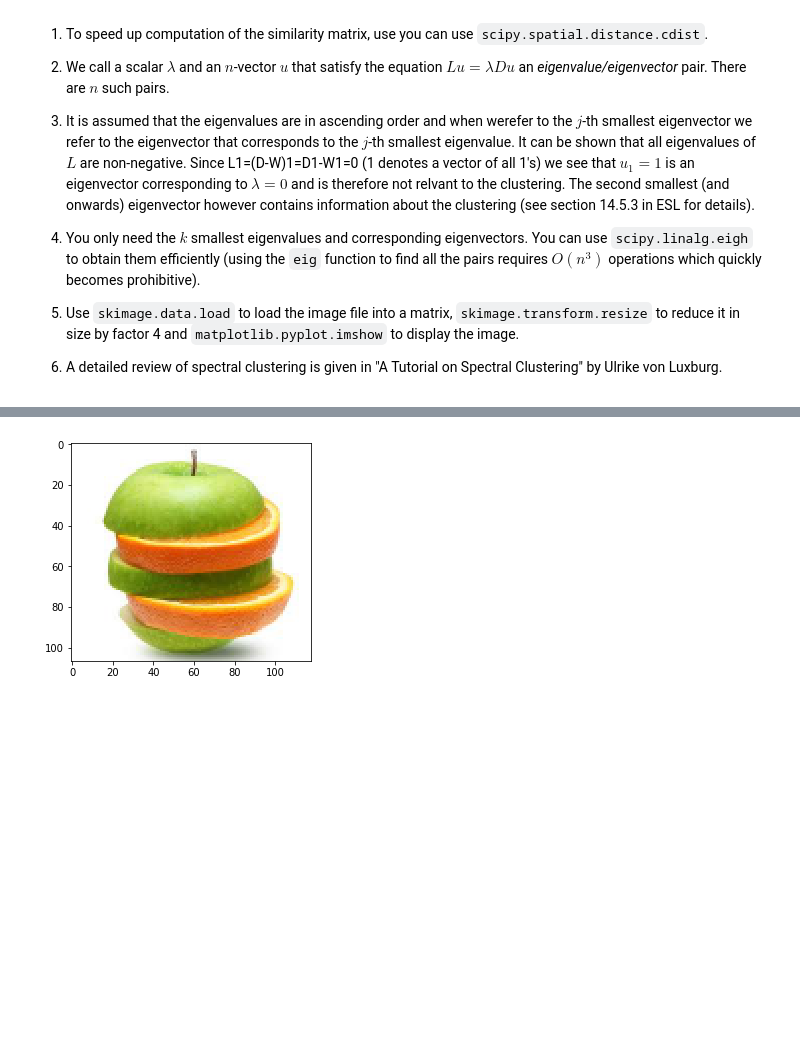
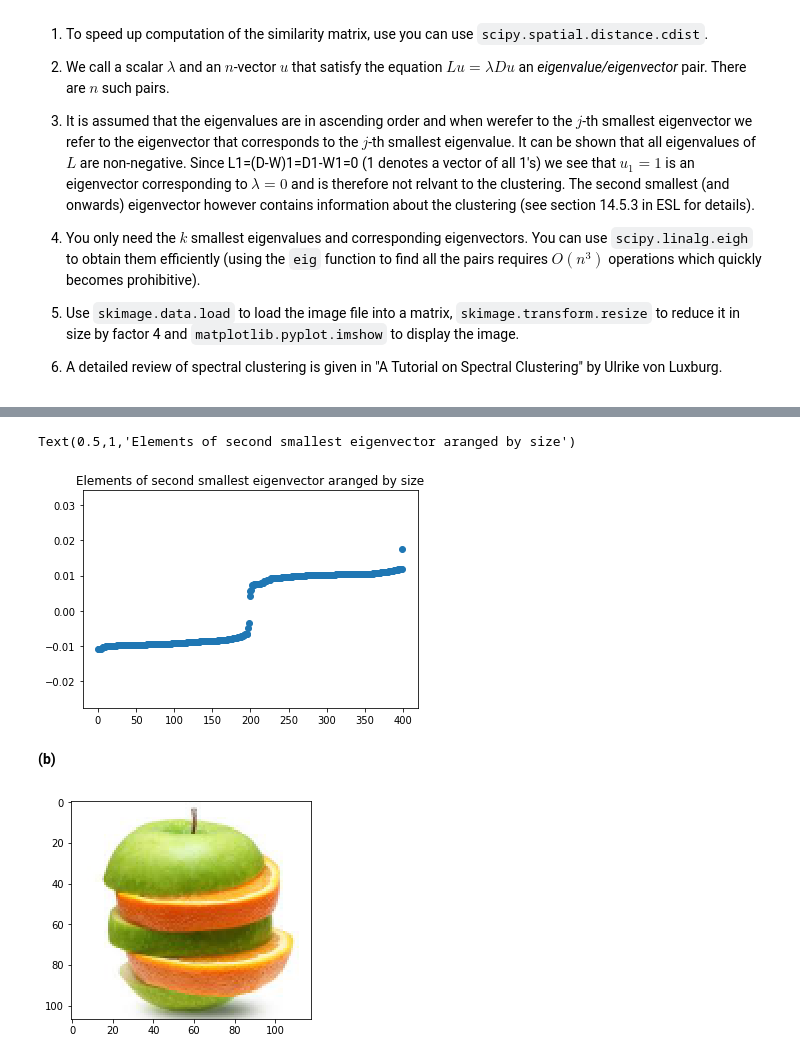
Before and after one commit to EmilGauti/Gervigreind-vor-2019, a Jupyter notebook: Homework 8/hw8.ipynb, the cells around one changed output, grey strips where cells are left out. Cells and saved outputs as stored; diff of their text form; code cells hidden in the pictures; blank space fills up the shorter version.

```diff
--- a/Homework 8/hw8.ipynb
+++ b/Homework 8/hw8.ipynb
@@ -365,3 +361,12 @@ plt.scatter(X2[:,0],X2[:,1],c='r')
+# %%
+#graph of the elements of the second-smallest eigenvector (in ascending order)
+plt.scatter(np.arange(n),sec_small[sec_small.argsort()])
+plt.title('Elements of second smallest eigenvector aranged by size')
+# %% [output]
+Text(0.5,1,'Elements of second smallest eigenvector aranged by size')
+[figure, added]
+# %% [markdown]
+**(b)**
 # %%
 from skimage import data
 from matplotlib.image import imread
```
Also changed, not shown: parts of 5 cells of this notebook.
